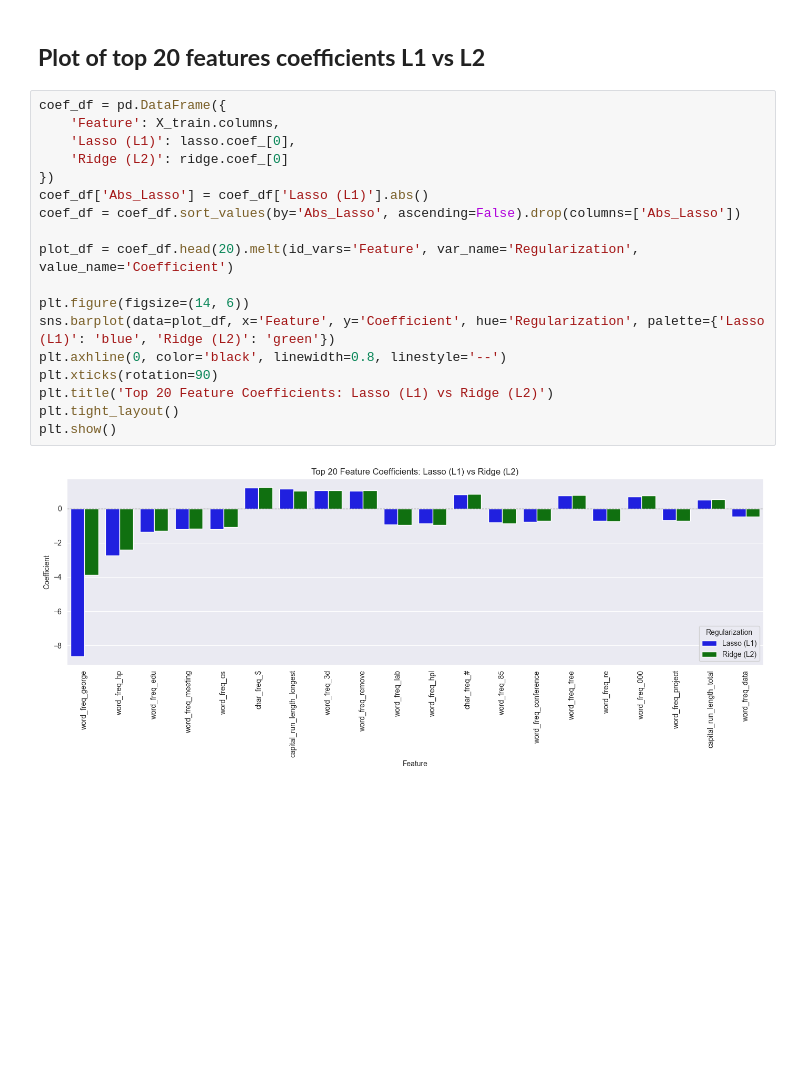
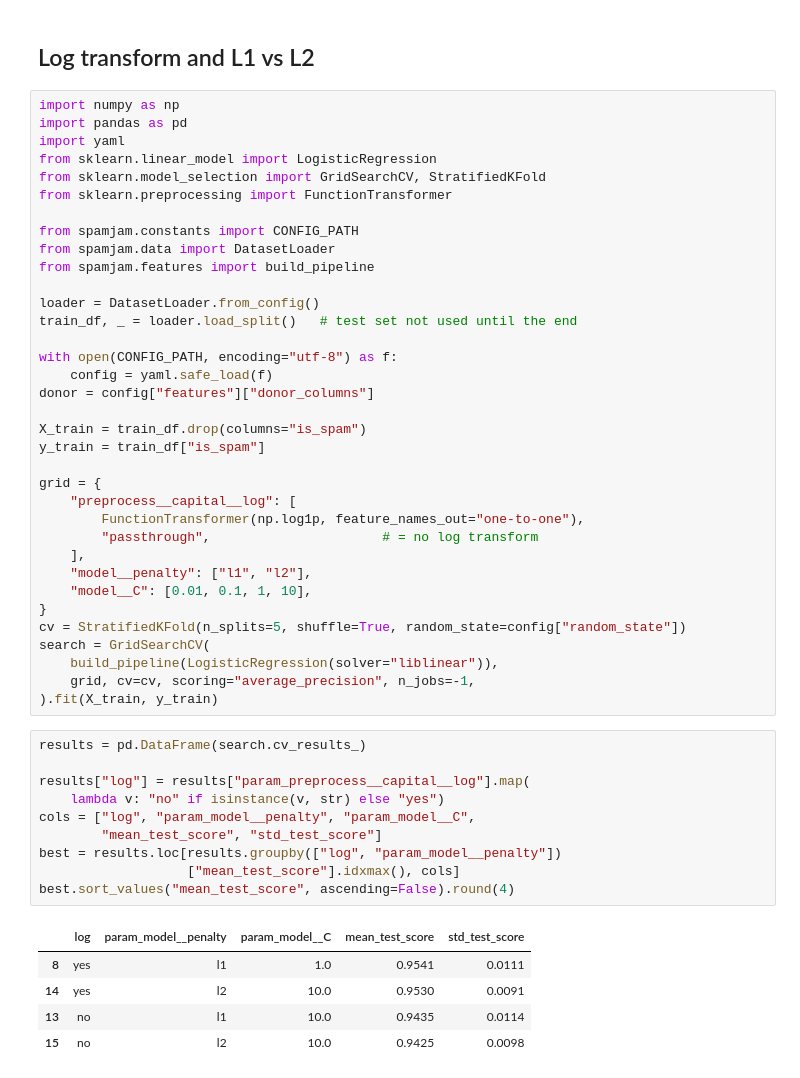
Before and after one commit to alajemba-vik/spamjam, a Jupyter notebook: notebooks/analysis.ipynb, the cells around one changed output. Saved outputs shown, nothing was run; the diff lists cells and outputs as text; blank space fills up the shorter version.

```diff
--- a/notebooks/analysis.ipynb
+++ b/notebooks/analysis.ipynb
@@ -74,22 +23,53 @@ LogisticRegression(random_state=42, solver='liblinear')
 # %% [markdown]
-## **Plot of top 20 features coefficients L1 vs L2**
+## Log transform and L1 vs L2
-# %%
-coef_df = pd.DataFrame({
-    'Feature': X_train.columns,
-    'Lasso (L1)': lasso.coef_[0],
-    'Ridge (L2)': ridge.coef_[0]
-})
-coef_df['Abs_Lasso'] = coef_df['Lasso (L1)'].abs()
-coef_df = coef_df.sort_values(by='Abs_Lasso', ascending=False).drop(columns=['Abs_Lasso'])
-
-plot_df = coef_df.head(20).melt(id_vars='Feature', var_name='Regularization', value_name='Coefficient')
-
-plt.figure(figsize=(14, 6))
-sns.barplot(data=plot_df, x='Feature', y='Coefficient', hue='Regularization', palette={'Lasso (L1)': 'blue', 'Ridge (L2)': 'green'})
-plt.axhline(0, color='black', linewidth=0.8, linestyle='--')
-plt.xticks(rotation=90)
-plt.title('Top 20 Feature Coefficients: Lasso (L1) vs Ridge (L2)')
-plt.tight_layout()
-plt.show()
-# %% [output]
-[figure, removed]
+# %%
+import numpy as np
+import pandas as pd
+import yaml
+from sklearn.linear_model import LogisticRegression
+from sklearn.model_selection import GridSearchCV, StratifiedKFold
+from sklearn.preprocessing import FunctionTransformer
+
+from spamjam.constants import CONFIG_PATH
+from spamjam.data import DatasetLoader
+from spamjam.features import build_pipeline
+
+loader = DatasetLoader.from_config()
+train_df, _ = loader.load_split()   # test set not used until the end
+
+with open(CONFIG_PATH, encoding="utf-8") as f:
+    config = yaml.safe_load(f)
+donor = config["features"]["donor_columns"]
+
+X_train = train_df.drop(columns="is_spam")
+y_train = train_df["is_spam"]
+
+grid = {
+    "preprocess__capital__log": [
+        FunctionTransformer(np.log1p, feature_names_out="one-to-one"),
+        "passthrough",                      # = no log transform
+    ],
+    "model__penalty": ["l1", "l2"],
+    "model__C": [0.01, 0.1, 1, 10],
+}
+cv = StratifiedKFold(n_splits=5, shuffle=True, random_state=config["random_state"])
+search = GridSearchCV(
+    build_pipeline(LogisticRegression(solver="liblinear")),
+    grid, cv=cv, scoring="average_precision", n_jobs=-1,
+).fit(X_train, y_train)
+# %%
+results = pd.DataFrame(search.cv_results_)
+
+results["log"] = results["param_preprocess__capital__log"].map(
+    lambda v: "no" if isinstance(v, str) else "yes")
+cols = ["log", "param_model__penalty", "param_model__C",
+        "mean_test_score", "std_test_score"]
+best = results.loc[results.groupby(["log", "param_model__penalty"])
+                   ["mean_test_score"].idxmax(), cols]
+best.sort_values("mean_test_score", ascending=False).round(4)
+# %% [output]
+|  | log | param_model__penalty | param_model__C | mean_test_score | std_test_score |
+| 8 | yes | l1 | 1.0 | 0.9541 | 0.0111 |
+| 14 | yes | l2 | 10.0 | 0.9530 | 0.0091 |
+| 13 | no | l1 | 10.0 | 0.9435 | 0.0114 |
+| 15 | no | l2 | 10.0 | 0.9425 | 0.0098 |
```
Also changed, not shown: parts of 21 cells of this notebook, 11 other files.
